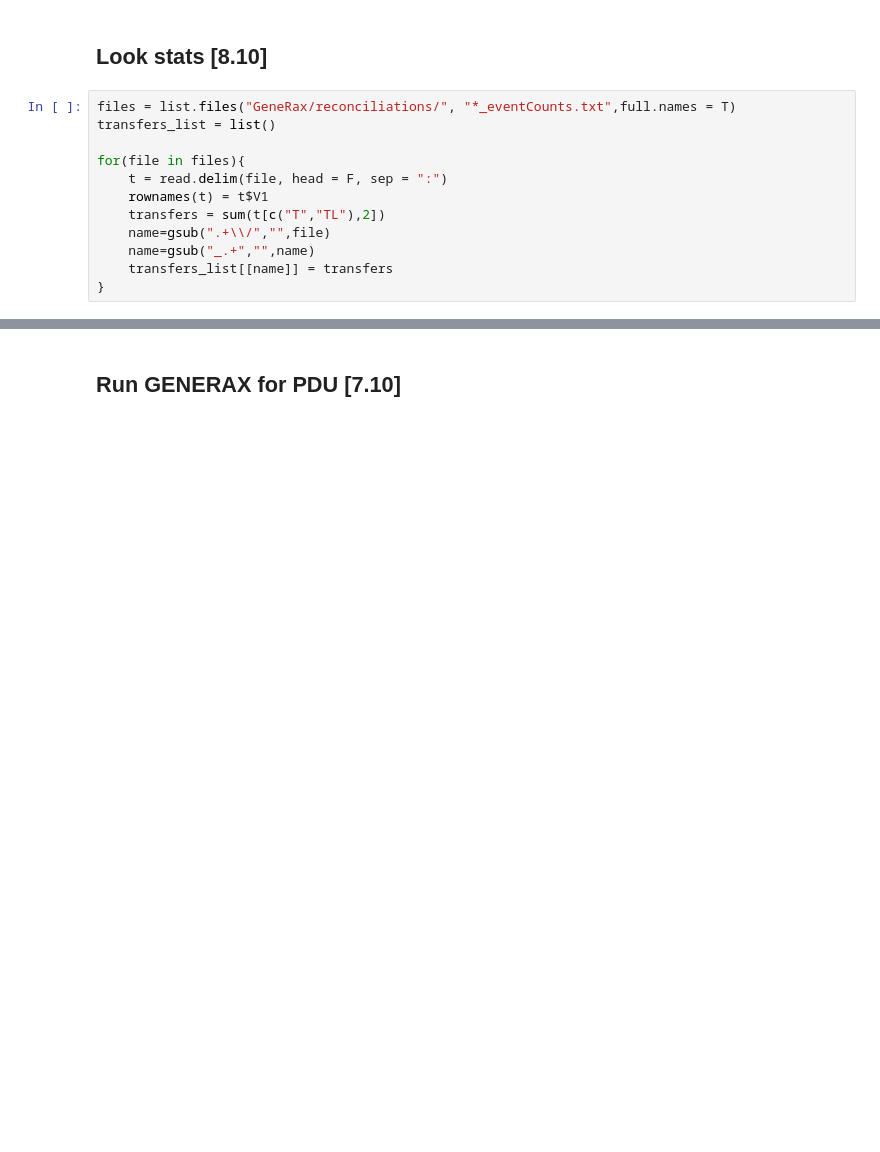
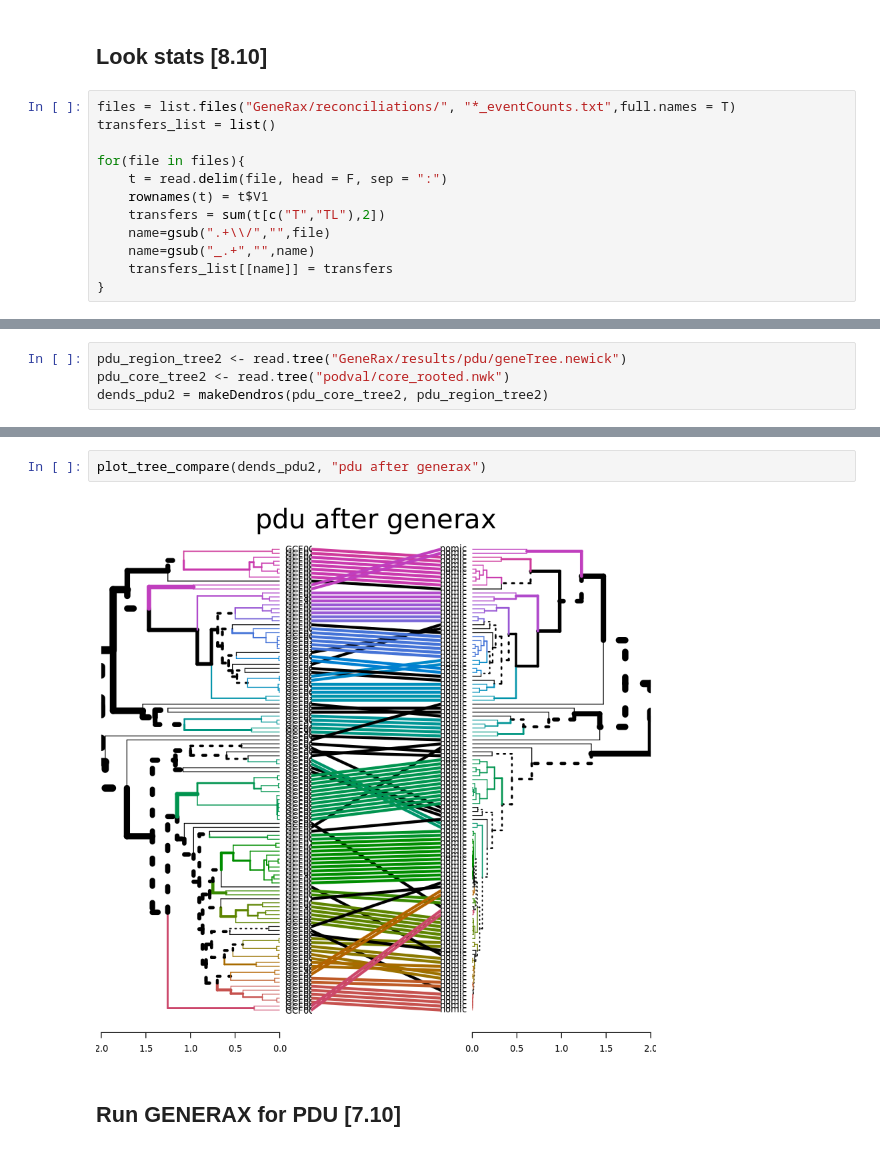
Before and after one commit to paraslonic/operon_travel, a Jupyter notebook: run_generax.ipynb, the cells around one changed output, grey strips where cells are left out. Cells and saved outputs as stored; diff of their text form; blank space fills up the shorter version.

```diff
--- a/run_generax.ipynb
+++ b/run_generax.ipynb
@@ -36,0 +71,4 @@ print( median(transfers_df$transfers))
+# %%
+pdu_region_tree2 <- read.tree("GeneRax/results/pdu/geneTree.newick")
+pdu_core_tree2 <- read.tree("podval/core_rooted.nwk")
+dends_pdu2 = makeDendros(pdu_core_tree2, pdu_region_tree2)
@@ -37,3 +87,7 @@ print( median(transfers_df$transfers))
+# %%
+plot_tree_compare(dends_pdu2, "pdu after generax")
+# %% [output]
+[figure, added]
 # %% [markdown]
 ## Run GENERAX for PDU [7.10]
 # %% [markdown]
```
Also changed, not shown: parts of 9 cells of this notebook, 2 other files.
